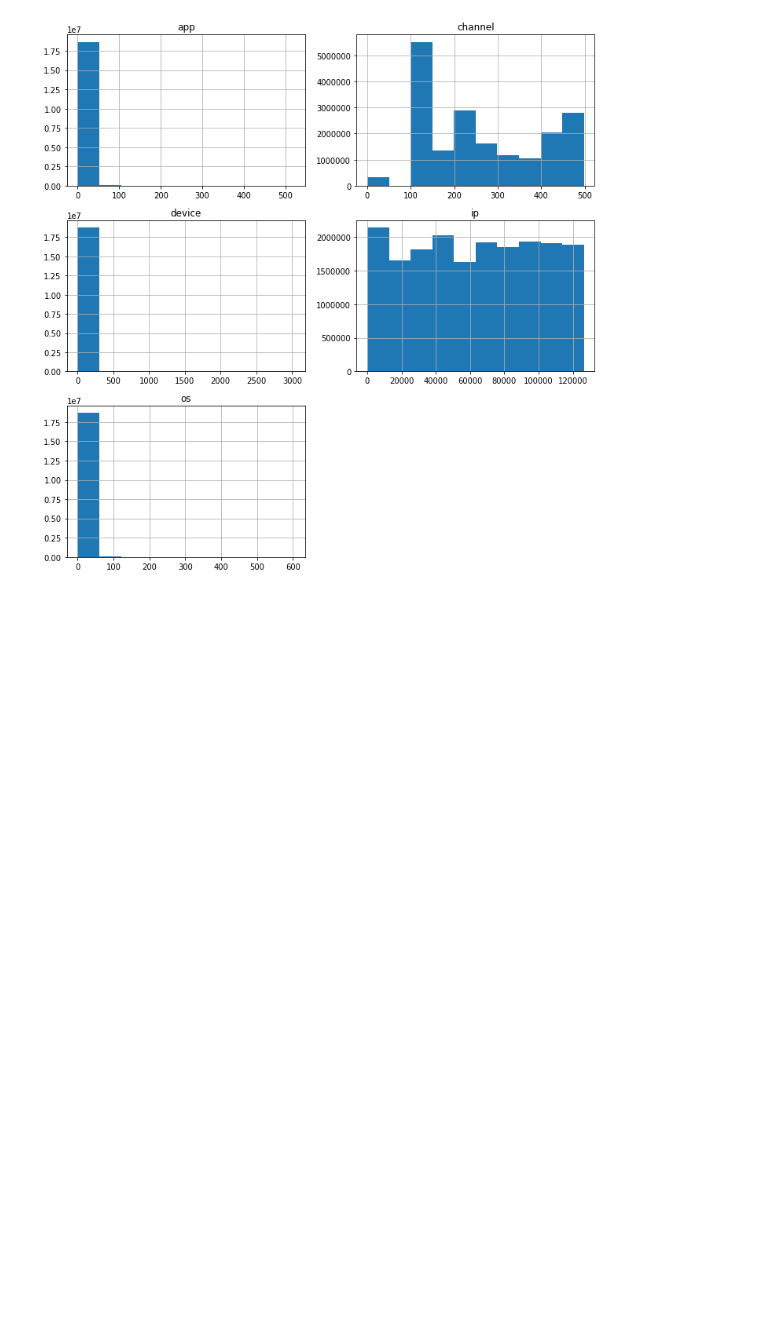
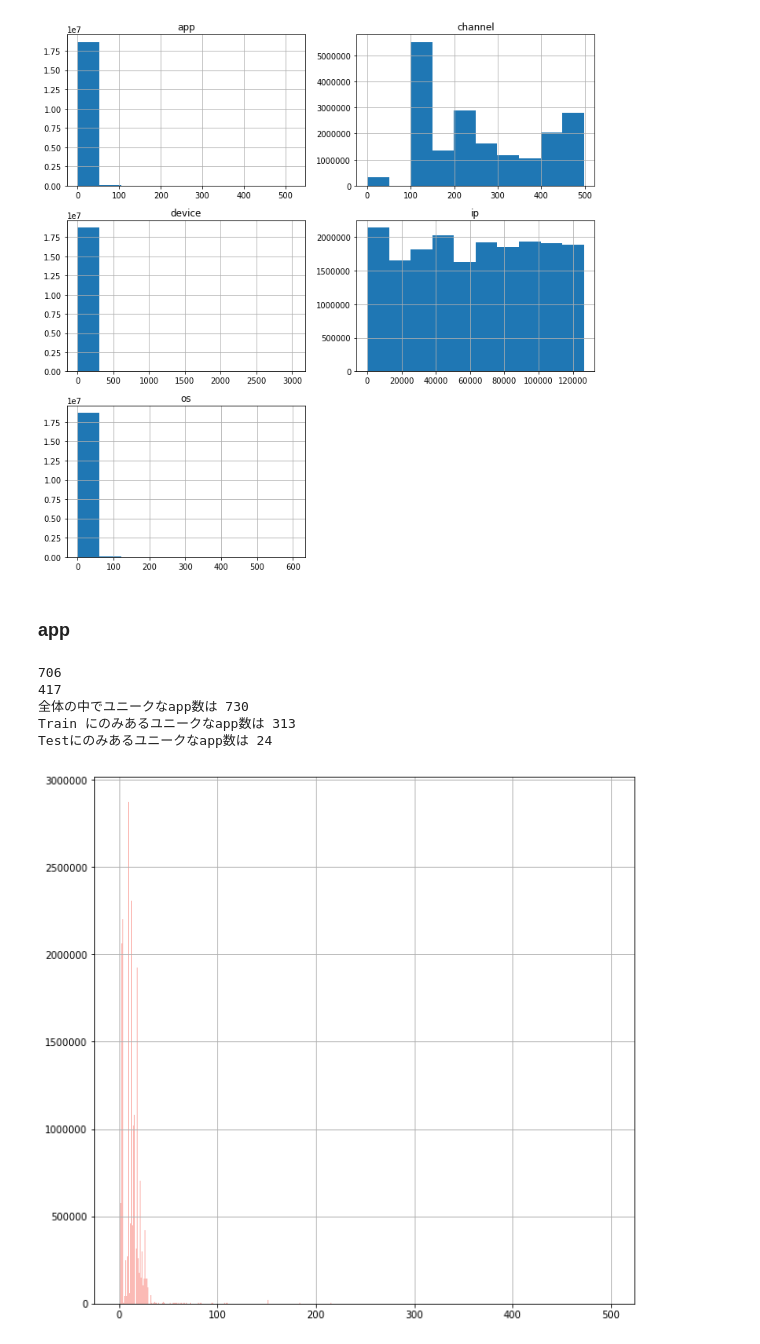
Before and after one commit to tkazusa/Kaggle-TalkingData-AdTracking-Fraud-Detection-Challenge, a Jupyter notebook: SomeEDA1.ipynb, the cells around one changed output. Cells and saved outputs as stored; diff of their text form; code cells hidden in the pictures; blank space fills up the shorter version.

```diff
--- a/SomeEDA1.ipynb
+++ b/SomeEDA1.ipynb
@@ -179,3 +179,38 @@ df_test.hist()
 plt.tight_layout()
 # %% [output]
 [figure]
+# %% [markdown]
+### app
+# %%
+tr_apps = np.array(df_train["app"].unique())
+tr_limit_apps = np.array(df_tr_limit["app"].unique())
+test_apps = np.array(df_test["app"].unique())
+
+print(len(tr_apps))
+print(len(test_apps))
+
+#全体のユニーク
+unique_union = np.union1d(tr_apps, test_apps)
+print('全体の中でユニークなapp数は',len(unique_union))
+
+
+# Trainのみにある
+only_tr_limit_apps = np.setdiff1d(unique_union, test_apps)
+print('Train にのみあるユニークなapp数は', len(only_tr_limit_apps))
+
+
+#テストのみにある
+only_test_apps = np.setdiff1d(unique_union, tr_apps)
+print('Testにのみあるユニークなapp数は', len(only_test_apps))
+# %% [output]
+706
+417
+全体の中でユニークなapp数は 730
+Train にのみあるユニークなapp数は 313
+Testにのみあるユニークなapp数は 24
+# %%
+df_tr_limit["app"].hist(color="#5F9BFF", alpha=.5, bins=range(0,1))
+df_test["app"].hist(color="#F8766D", alpha=.5, bins=range(0,500,1))
+plt.show()
+# %% [output]
+[figure, added]
```
Also changed, not shown: parts of 14 cells of this notebook, 18 other files.
